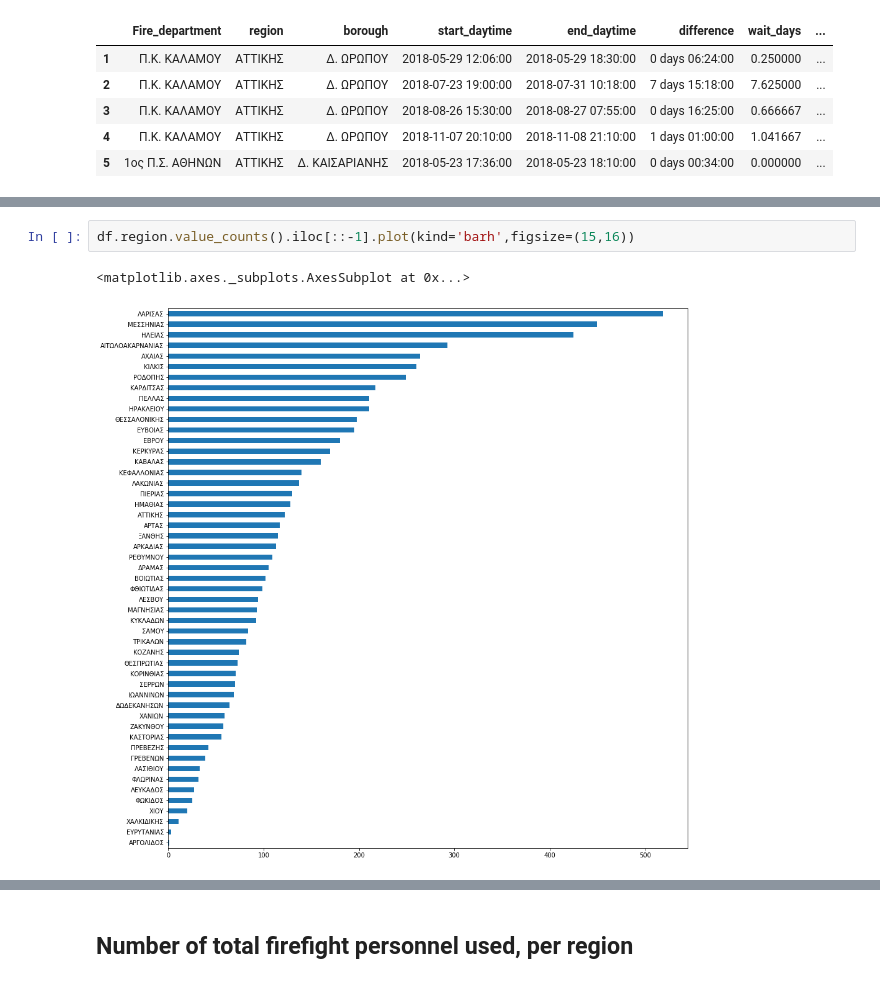
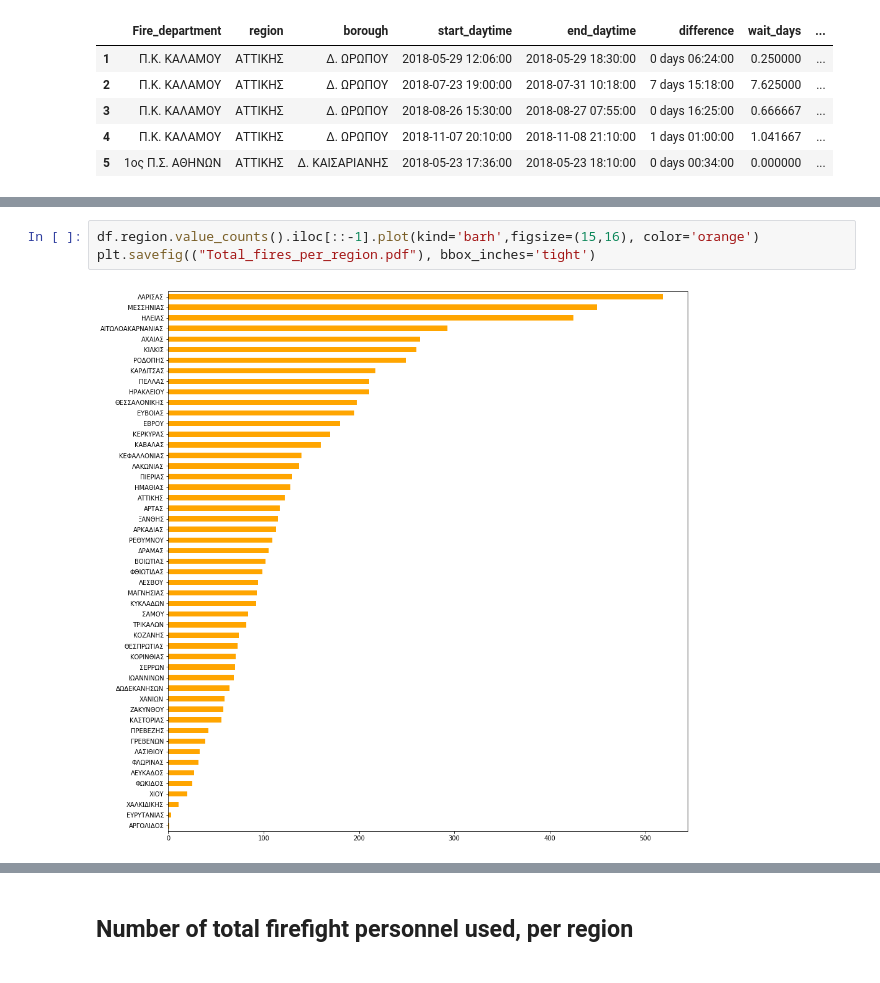
Before and after one commit to kosmaspanag/data-studio-projects, a Jupyter notebook: Weekly projects/Fires_in Greece/Fires in Greece.ipynb, the cells around one changed output, grey strips where cells are left out. Drawn from its saved outputs; the diff is of its cells as text.

```diff
--- a/Weekly projects/Fires_in Greece/Fires in Greece.ipynb
+++ b/Weekly projects/Fires_in Greece/Fires in Greece.ipynb
@@ -385,5 +396,5 @@ Name: region, dtype: int64
 # %%
-df.region.value_counts().iloc[::-1].plot(kind='barh',figsize=(15,16))
+df.region.value_counts().iloc[::-1].plot(kind='barh',figsize=(15,16), color='orange')
+plt.savefig(("Total_fires_per_region.pdf"), bbox_inches='tight')
 # %% [output]
-<matplotlib.axes._subplots.AxesSubplot at 0x...>
-[figure, old version]
+[figure, new version]
```
Also changed, not shown: parts of 13 cells of this notebook, 35 other files.
